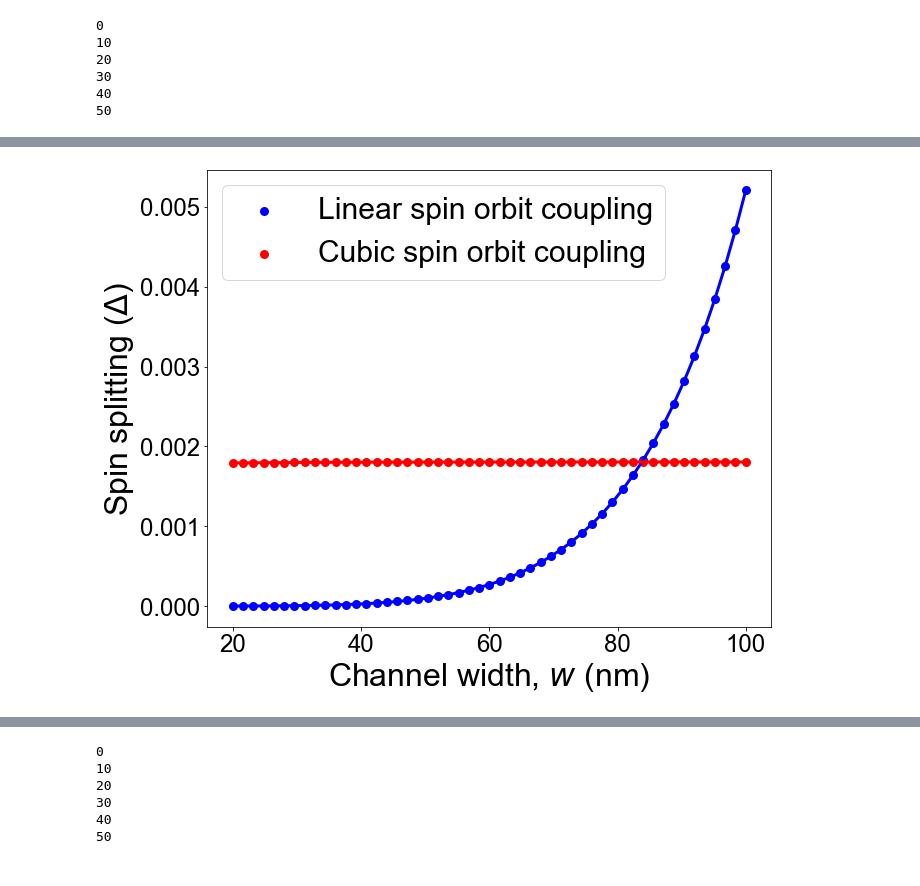
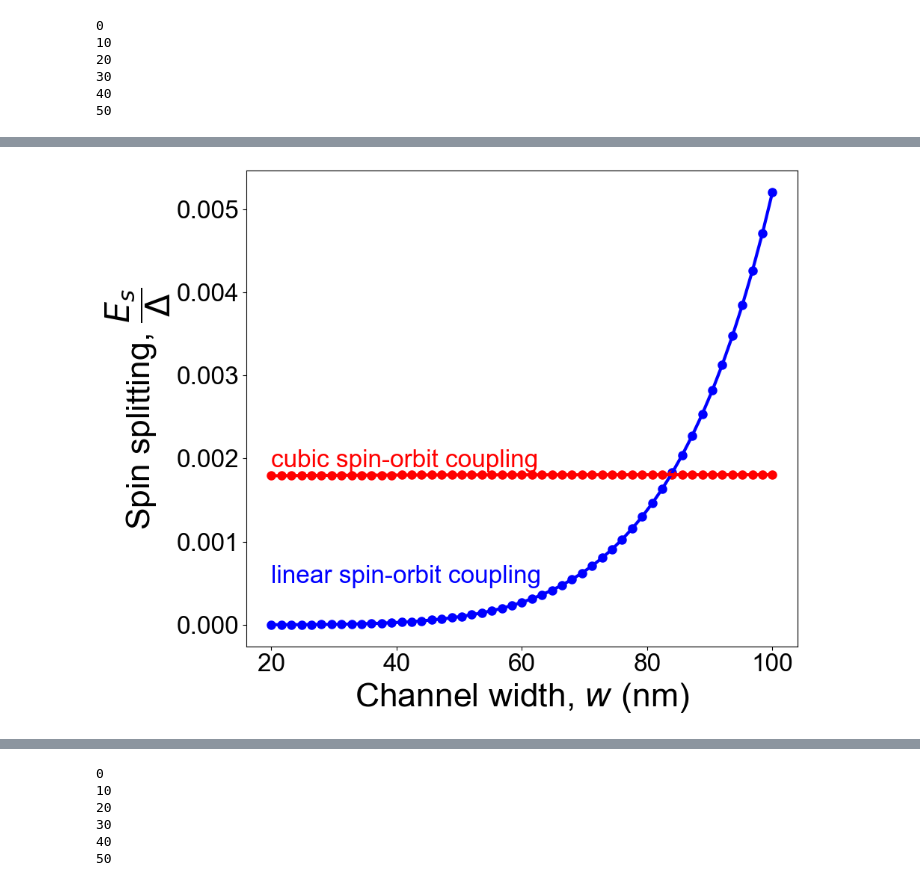
Before and after one commit to deeproots08/Spin_Splitting_Ge_ABS, a Jupyter notebook: Figure_Codes/variation_with_width_csoc_lsoc.ipynb, the cells around one changed output, grey strips where cells are left out. Drawn from its saved outputs; the diff is of its cells as text; code cells hidden in the pictures.

```diff
--- a/Figure_Codes/variation_with_width_csoc_lsoc.ipynb
+++ b/Figure_Codes/variation_with_width_csoc_lsoc.ipynb
@@ -207,33 +193,38 @@ plt.rc('font', size=24)
 f = plt.figure(figsize=(10, 8))
 
 Ep_Split_cu = Ep_cu[:,K//2+1] - Ep_cu[:,K//2]
 
 ax = plt.axis()
 
 plt.scatter(LY, Ep_Split_li/DELTA, lw=3 ,linestyle ='-' , color='blue')
 plt.scatter(LY, Ep_Split_cu/DELTA, lw=3 ,linestyle ='-' , color='red')
 
 
 plt.plot(LY, Ep_Split_li/DELTA, lw=3 ,linestyle ='-' , color='blue')
 plt.plot(LY, Ep_Split_cu/DELTA, lw=3 ,linestyle ='-' , color='red')
 
 plt.xlabel(r'Channel width, $w$ (nm)', fontsize=32)
-plt.ylabel(r'Spin splitting ($\Delta$)', fontsize=32)
+plt.ylabel(r'Spin splitting, $\dfrac{E_s}{\Delta}$', fontsize=32)
+
+# Adding labels near the lines
+plt.text(20, 0.0005, r'linear spin-orbit coupling', fontsize=24, color='blue')  # Label for the first line
+plt.text(20, 0.0019, r'cubic spin-orbit coupling', fontsize=24, color='red')    # Label for the second line
+
 
 
 # setting label for y tick
 #ax.set_yticklabels([r'$-\Delta$','','','', r'$\Delta$'], fontsize=24)
 
 #plt.ylim(ymin=0)
 
 #plt.legend(['Linear spin orbit coupling', 'Cubic spin orbit coupling'], prop={'weight': 'bold'})
 
-plt.legend(['Linear spin orbit coupling', 'Cubic spin orbit coupling'], fontsize=30)
+#plt.legend(['Linear spin orbit coupling', 'Cubic spin orbit coupling'], fontsize=30)
 
 #plt.grid(True)
 
 plt.tight_layout()
 
 plt.show()
 # %% [output]
-[figure, old version]
+[figure, new version]
```
Also changed, not shown: parts of 12 cells of this notebook, 3 other files.
